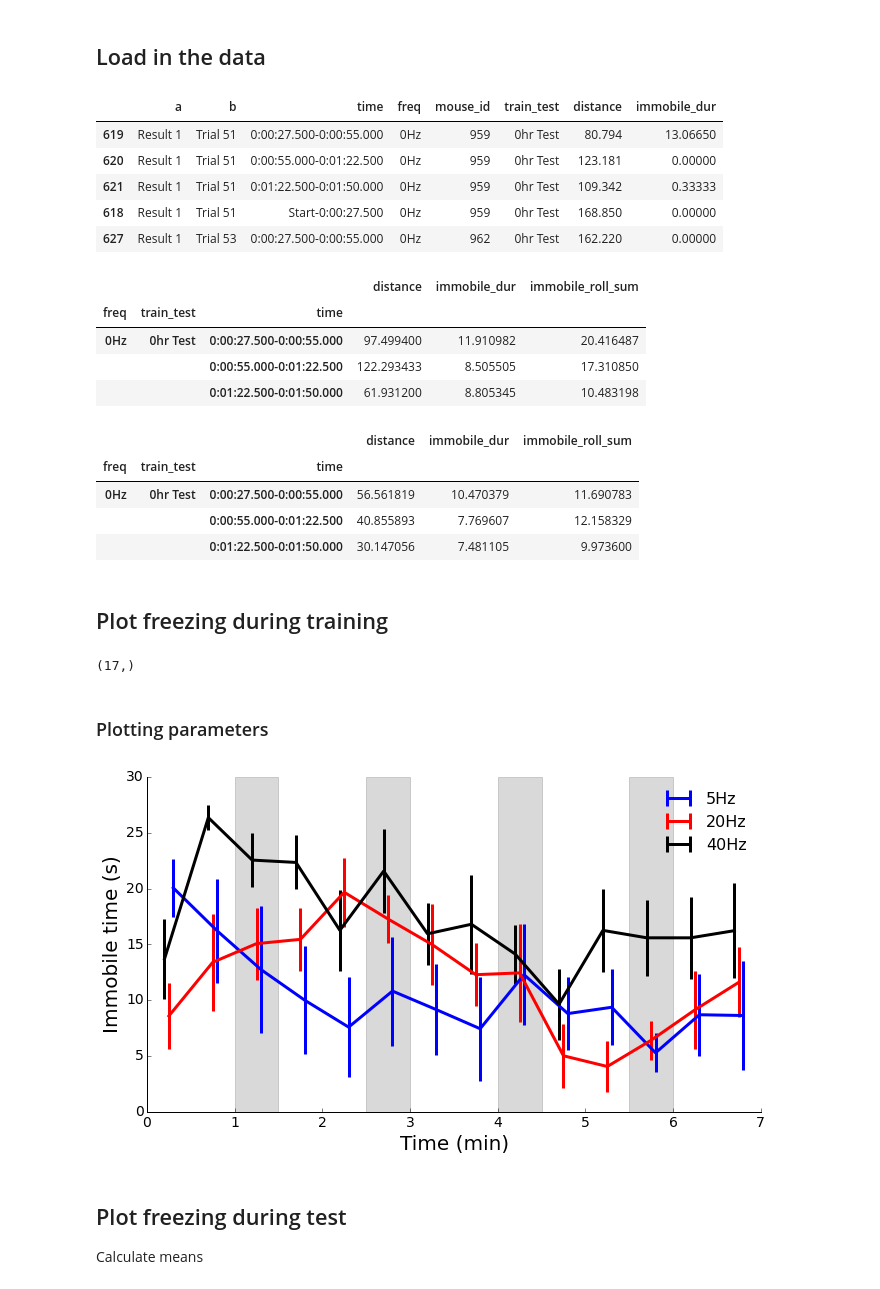
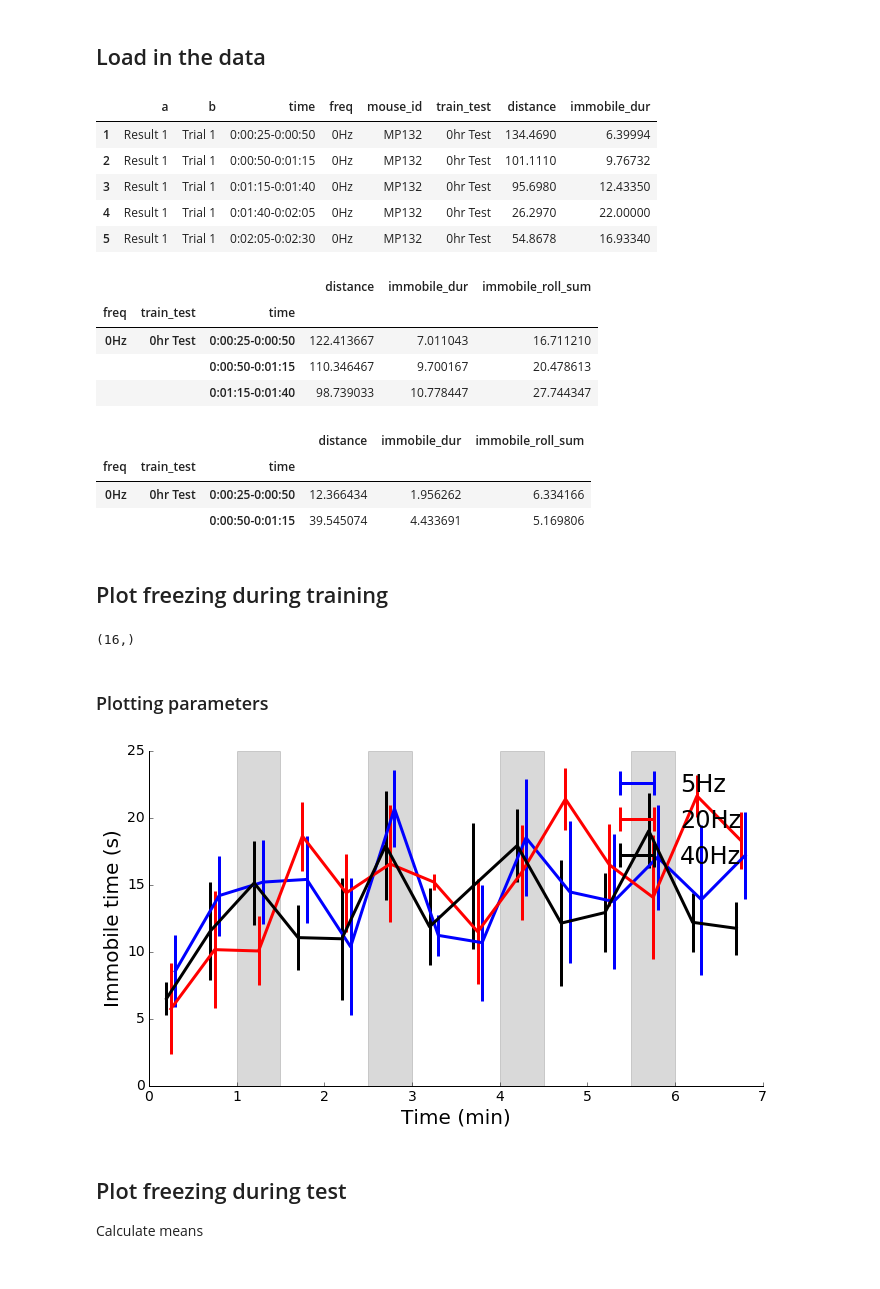
Before and after one commit to map222/MPNeuro, a Jupyter notebook: CalcRL Freezing behaviour.ipynb, the cells around one changed output. Saved outputs shown, nothing was run; the diff lists cells and outputs as text; code cells hidden in the pictures.

```diff
--- a/CalcRL Freezing behaviour.ipynb
+++ b/CalcRL Freezing behaviour.ipynb
@@ -5,8 +5,8 @@ import pandas as pd
 %matplotlib inline
 import matplotlib.pyplot as plt
 import numpy as np
-NUM_MICE_FREEZE = 6
-NUM_MICE_FEED = 7
+NUM_MICE_FREEZE = 3
+NUM_MICE_FEED = 3
 from MPNeuro.plotting import prettify_axes
 import importlib
 # %%
@@ -16,24 +16,25 @@ color_dict = {5: 'blue', 20:'red', 40:'black', 0:'orange'}
 mpl.rc('lines', linewidth=3)
 # %%
 col_names = ['a', 'b', 'time', 'freq', 'mouse_id', 'train_test', 'distance', 'immobile_dur', 'c']
-freeze_df = pd.read_csv('CalcRL freezing.csv', sep = ';', encoding='utf-16', skiprows=4, header=None)
+#freeze_df = pd.read_csv('CalcRL freezing.csv', sep = ';', encoding='utf-16', skiprows=4, header=None)
+freeze_df = pd.read_csv('2016-Feb CalcRL frequency dependent freezing.csv', sep = ';', encoding='utf-16', skiprows=4, header=None)
 freeze_df.columns = col_names
 freeze_df.drop(freeze_df.columns[-1], axis = 1, inplace=True)
 freeze_df.sort(columns = ['freq', 'train_test', 'mouse_id', 'time'], inplace=True)
 freeze_df.head()
 # %% [output]
 |  | a | b | time | freq | mouse_id | train_test | distance | immobile_dur |
-| 619 | Result 1 | Trial 51 | 0:00:27.500-0:00:55.000 | 0Hz | 959 | 0hr Test | 80.794 | 13.06650 |
-| 620 | Result 1 | Trial 51 | 0:00:55.000-0:01:22.500 | 0Hz | 959 | 0hr Test | 123.181 | 0.00000 |
-| 621 | Result 1 | Trial 51 | 0:01:22.500-0:01:50.000 | 0Hz | 959 | 0hr Test | 109.342 | 0.33333 |
-| 618 | Result 1 | Trial 51 | Start-0:00:27.500 | 0Hz | 959 | 0hr Test | 168.850 | 0.00000 |
-| 627 | Result 1 | Trial 53 | 0:00:27.500-0:00:55.000 | 0Hz | 962 | 0hr Test | 162.220 | 0.00000 |
+| 1 | Result 1 | Trial 1 | 0:00:25-0:00:50 | 0Hz | MP132 | 0hr Test | 134.4690 | 6.39994 |
+| 2 | Result 1 | Trial 1 | 0:00:50-0:01:15 | 0Hz | MP132 | 0hr Test | 101.1110 | 9.76732 |
+| 3 | Result 1 | Trial 1 | 0:01:15-0:01:40 | 0Hz | MP132 | 0hr Test | 95.6980 | 12.43350 |
+| 4 | Result 1 | Trial 1 | 0:01:40-0:02:05 | 0Hz | MP132 | 0hr Test | 26.2970 | 22.00000 |
+| 5 | Result 1 | Trial 1 | 0:02:05-0:02:30 | 0Hz | MP132 | 0hr Test | 54.8678 | 16.93340 |
 # %%
 one_min_sum = freeze_df['immobile_dur'] + np.roll(freeze_df['immobile_dur'], -1)
 freeze_df['immobile_roll_sum'] = one_min_sum
 # %%
 grouped_df_mean= freeze_df.groupby(['time', 'freq', 'train_test']).mean()
-grouped_df_mean.drop('mouse_id', axis = 1, inplace=True)
+#grouped_df_mean.drop('mouse_id', axis = 1, inplace=True)
 grouped_df_mean.index = grouped_df_mean.index.swaplevel(0, 2)
 grouped_df_mean.index = grouped_df_mean.index.swaplevel(0, 1)
 grouped_df_mean.sortlevel(level = ['freq', 'train_test', 'time'], inplace=True)
@@ -41,23 +42,22 @@ grouped_df_mean.head(3)
 # %% [output]
 |  |  |  | distance | immobile_dur | immobile_roll_sum |
 | freq | train_test | time |  |  |  |
-| 0Hz | 0hr Test | 0:00:27.500-0:00:55.000 | 97.499400 | 11.910982 | 20.416487 |
-|  |  | 0:00:55.000-0:01:22.500 | 122.293433 | 8.505505 | 17.310850 |
-|  |  | 0:01:22.500-0:01:50.000 | 61.931200 | 8.805345 | 10.483198 |
+| 0Hz | 0hr Test | 0:00:25-0:00:50 | 122.413667 | 7.011043 | 16.711210 |
+|  |  | 0:00:50-0:01:15 | 110.346467 | 9.700167 | 20.478613 |
+|  |  | 0:01:15-0:01:40 | 98.739033 | 10.778447 | 27.744347 |
 # %%
 grouped_df_std = freeze_df.groupby(['time', 'freq', 'train_test']).std()
-grouped_df_std.drop('mouse_id', axis = 1, inplace=True)
+#grouped_df_std.drop('mouse_id', axis = 1, inplace=True)
 #grouped_df_std.columns = ['dist_std', 'immobile_std']
 grouped_df_std.index = grouped_df_std.index.swaplevel(0, 2)
 grouped_df_std.index = grouped_df_std.index.swaplevel(0, 1)
 grouped_df_std.sortlevel(inplace=True)
-grouped_df_std.head(3)
+grouped_df_std.head(2)
 # %% [output]
 |  |  |  | distance | immobile_dur | immobile_roll_sum |
 | freq | train_test | time |  |  |  |
-| 0Hz | 0hr Test | 0:00:27.500-0:00:55.000 | 56.561819 | 10.470379 | 11.690783 |
-|  |  | 0:00:55.000-0:01:22.500 | 40.855893 | 7.769607 | 12.158329 |
-|  |  | 0:01:22.500-0:01:50.000 | 30.147056 | 7.481105 | 9.973600 |
+| 0Hz | 0hr Test | 0:00:25-0:00:50 | 12.366434 | 1.956262 | 6.334166 |
+|  |  | 0:00:50-0:01:15 | 39.545074 | 4.433691 | 5.169806 |
 # %% [markdown]
 ## Plot freezing during training
 # %%
@@ -77,27 +77,27 @@ mov_5Hz_std = np.roll(mov_5Hz_std, 1)/ np.sqrt(NUM_MICE_FREEZE)
 # %%
 mov_20Hz.shape
 # %% [output]
-(17,)
+(16,)
 # %% [markdown]
 ### Plotting parameters
 # %%
 fig, ax = plt.subplots(1, figsize=[11, 6])
 last_index =14
 time_indices = np.arange(last_index) / 2+0.25
 plt.errorbar(time_indices+0.05, mov_5Hz[:last_index], mov_5Hz_std[:last_index], label = '5Hz', capsize = 0, color=color_dict[5])
 plt.errorbar(time_indices, mov_20Hz[:last_index], mov_20Hz_std[:last_index], label = '20Hz', capsize = 0, color=color_dict[20])
 plt.errorbar(time_indices-0.05, mov_40Hz[:last_index], mov_40Hz_std[:last_index], label = '40Hz', capsize = 0, color=color_dict[40])
 laser_times = [[1, 1.5], [2.5, 3], [4, 4.5], [5.5, 6]]
 for cur_laser in laser_times:
     plt.axvspan(cur_laser[0], cur_laser[1], facecolor =  'k', alpha = 0.15)
 
-plt.legend(frameon = False, fontsize = fs-4)
+plt.legend(frameon = False)
 prettify_axes(plt.gca())
 plt.xlabel('Time (min)')
 plt.ylabel('Immobile time (s)');
 fig.savefig('Training timecourse.png')
 # %% [output]
-[figure, old version]
+[figure, new version]
 # %% [markdown]
 ## Plot freezing during test
 
```
Also changed, not shown: parts of 9 cells of this notebook, 13 other files.
